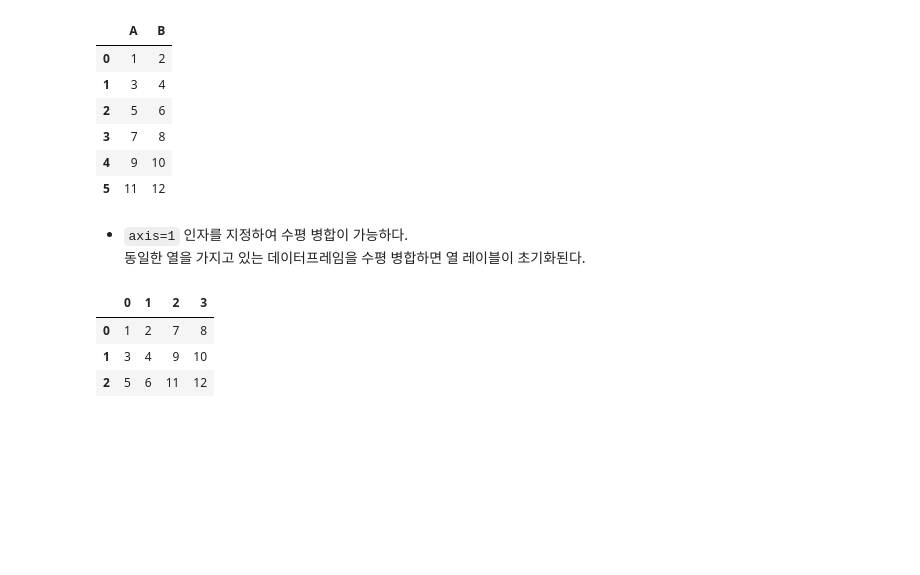
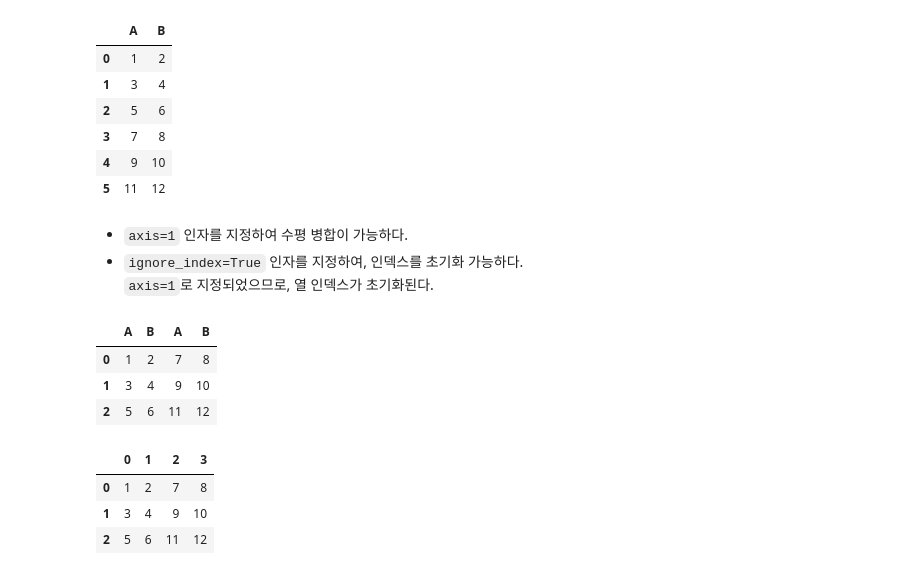
Before and after one commit to logistex/vd21, a Jupyter notebook: nt05_wrangling_basics/wrangling-basics.ipynb, the cells around one changed output. Cells and saved outputs as stored; diff of their text form; code cells hidden in the pictures; blank space fills up the shorter version.

```diff
--- a/nt05_wrangling_basics/wrangling-basics.ipynb
+++ b/nt05_wrangling_basics/wrangling-basics.ipynb
@@ -957,5 +1176,15 @@ pd.concat((df1, df2), axis=0,
 | 5 | 11 | 12 |
 # %% [markdown]
 - `axis=1` 인자를 지정하여 수평 병합이 가능하다.
-  동일한 열을 가지고 있는 데이터프레임을 수평 병합하면 열 레이블이 초기화된다.
+- `ignore_index=True` 인자를 지정하여, 인덱스를 초기화 가능하다.
+  `axis=1`로 지정되었으므로, 열 인덱스가 초기화된다.
+# %%
+pd.concat(
+    (df1, df2),
+    axis=1)             # 수평 병합
+# %% [output]
+|  | A | B | A | B |
+| 0 | 1 | 2 | 7 | 8 |
+| 1 | 3 | 4 | 9 | 10 |
+| 2 | 5 | 6 | 11 | 12 |
 # %%
```
Also changed, not shown: parts of 114 cells of this notebook, 1 other file.
